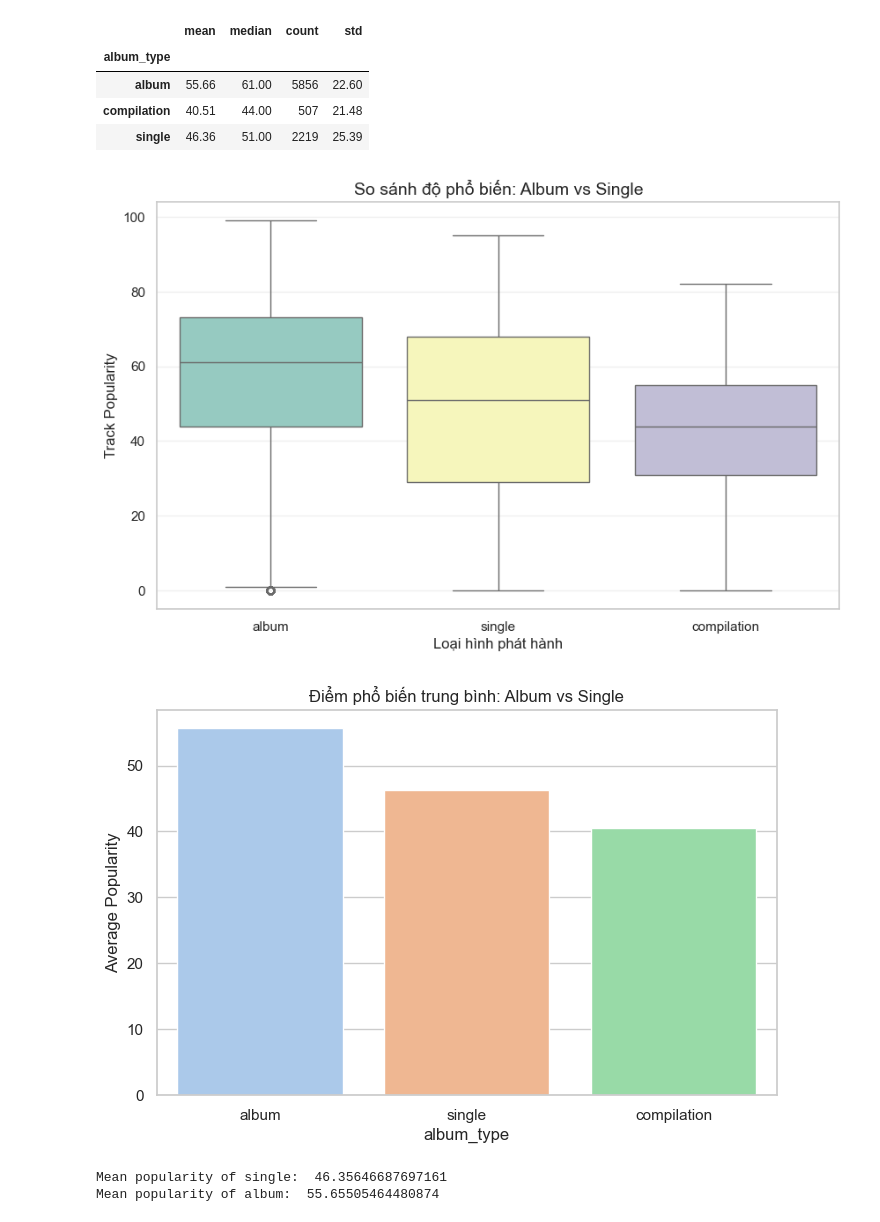
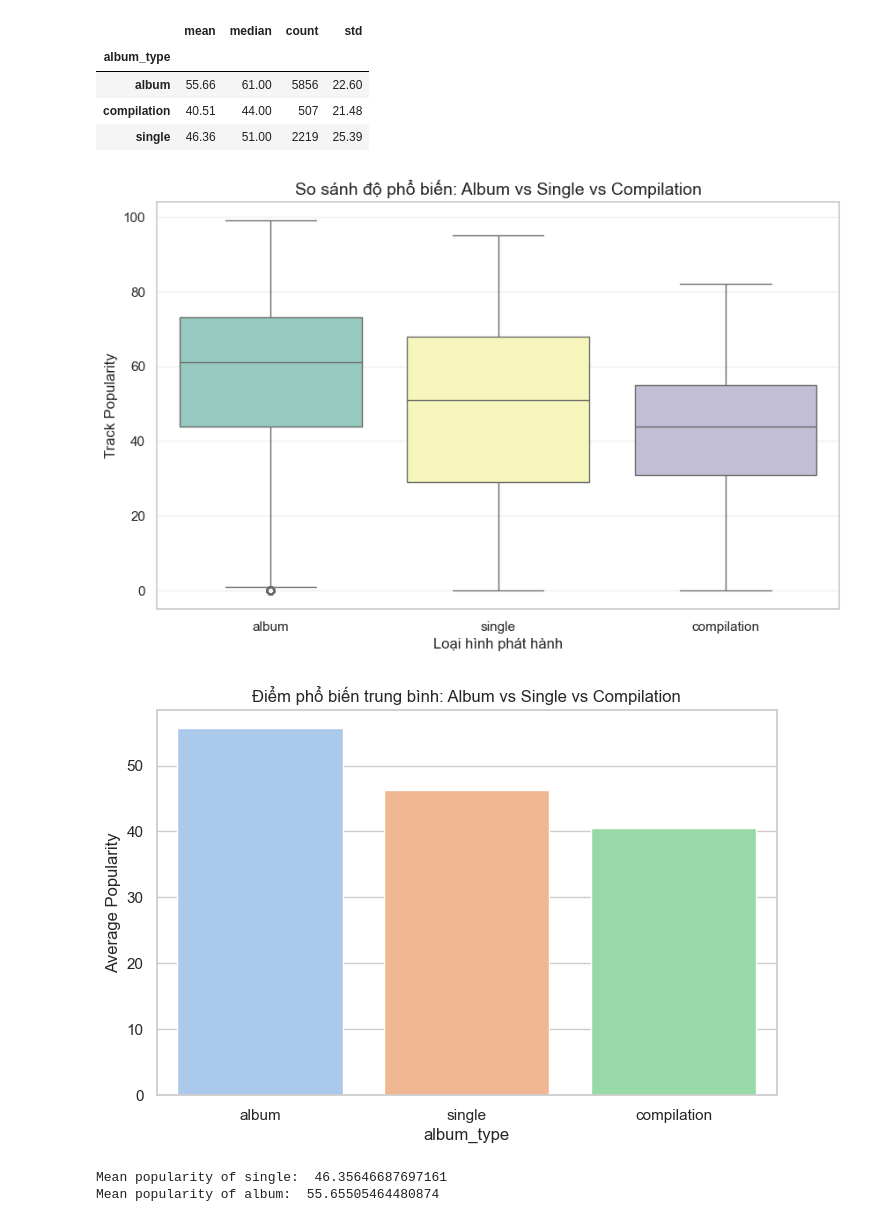
Before and after one commit to thangnguyennbk-sys/Spotify_project, a Jupyter notebook: Spotify_project.ipynb, the cells around one changed output. Cells and saved outputs as stored; diff of their text form; code cells hidden in the pictures.

```diff
--- a/Spotify_project.ipynb
+++ b/Spotify_project.ipynb
@@ -900,21 +1015,21 @@ display(stats)
 # %%
 plt.figure(figsize=(10, 6))
 sns.boxplot(data=df_q1, x='album_type', y='track_popularity', palette='Set3')
 
-plt.title('So sánh độ phổ biến: Album vs Single', fontsize=14)
+plt.title('So sánh độ phổ biến: Album vs Single vs Compilation', fontsize=14)
 plt.xlabel('Loại hình phát hành', fontsize=12)
 plt.ylabel('Track Popularity', fontsize=12)
 plt.grid(True, axis='y', alpha=0.3)
 plt.show()
 
 plt.figure(figsize=(8, 5))
 sns.barplot(data=df_q1, x='album_type', y='track_popularity', estimator=np.mean, ci=None, palette='pastel')
-plt.title('Điểm phổ biến trung bình: Album vs Single')
+plt.title('Điểm phổ biến trung bình: Album vs Single vs Compilation')
 plt.ylabel('Average Popularity')
 plt.show()
 # %% [output]
-[figure, old version]
+[figure, new version]
-[figure, old version]
+[figure, new version]
 # %%
 mean_single = stats.loc['single', 'mean']
 mean_album = stats.loc['album', 'mean']
```
Also changed, not shown: parts of 10 cells of this notebook.
